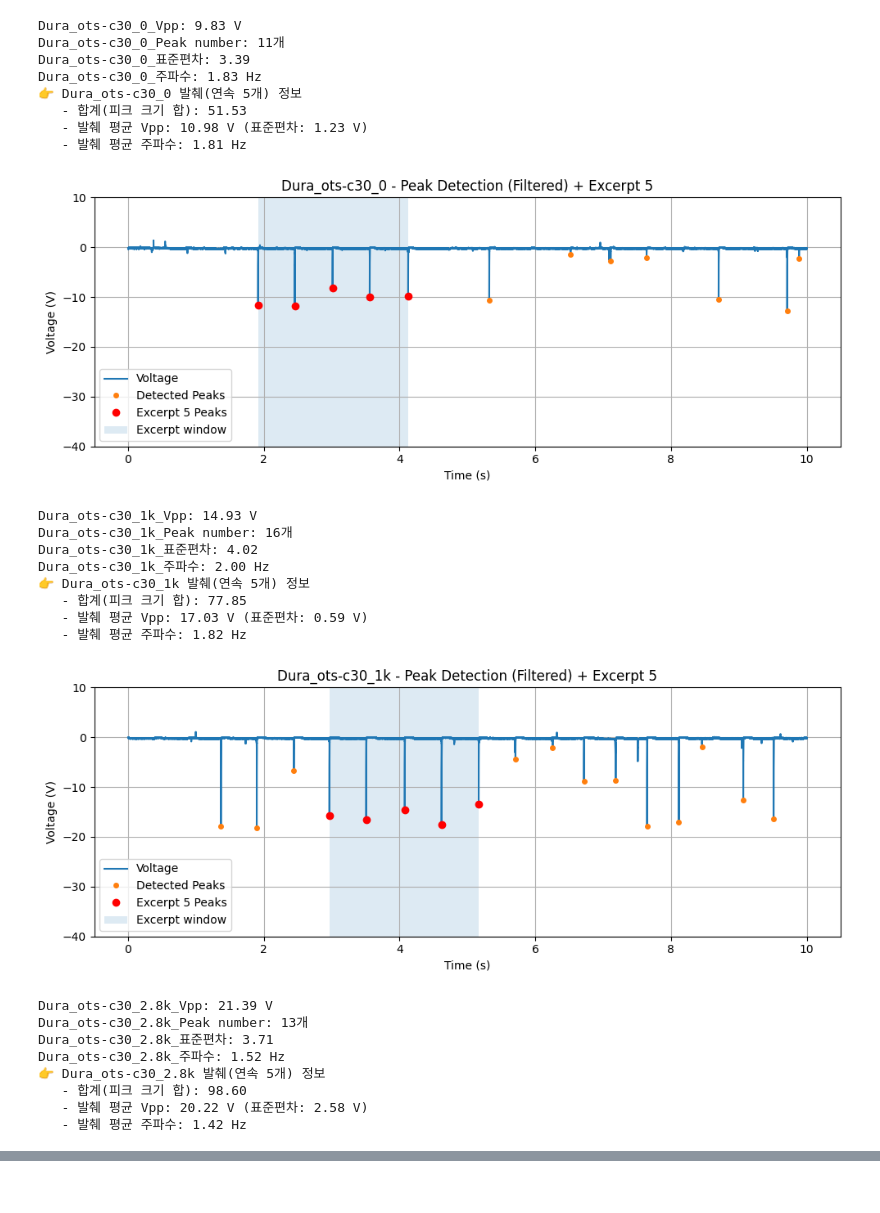
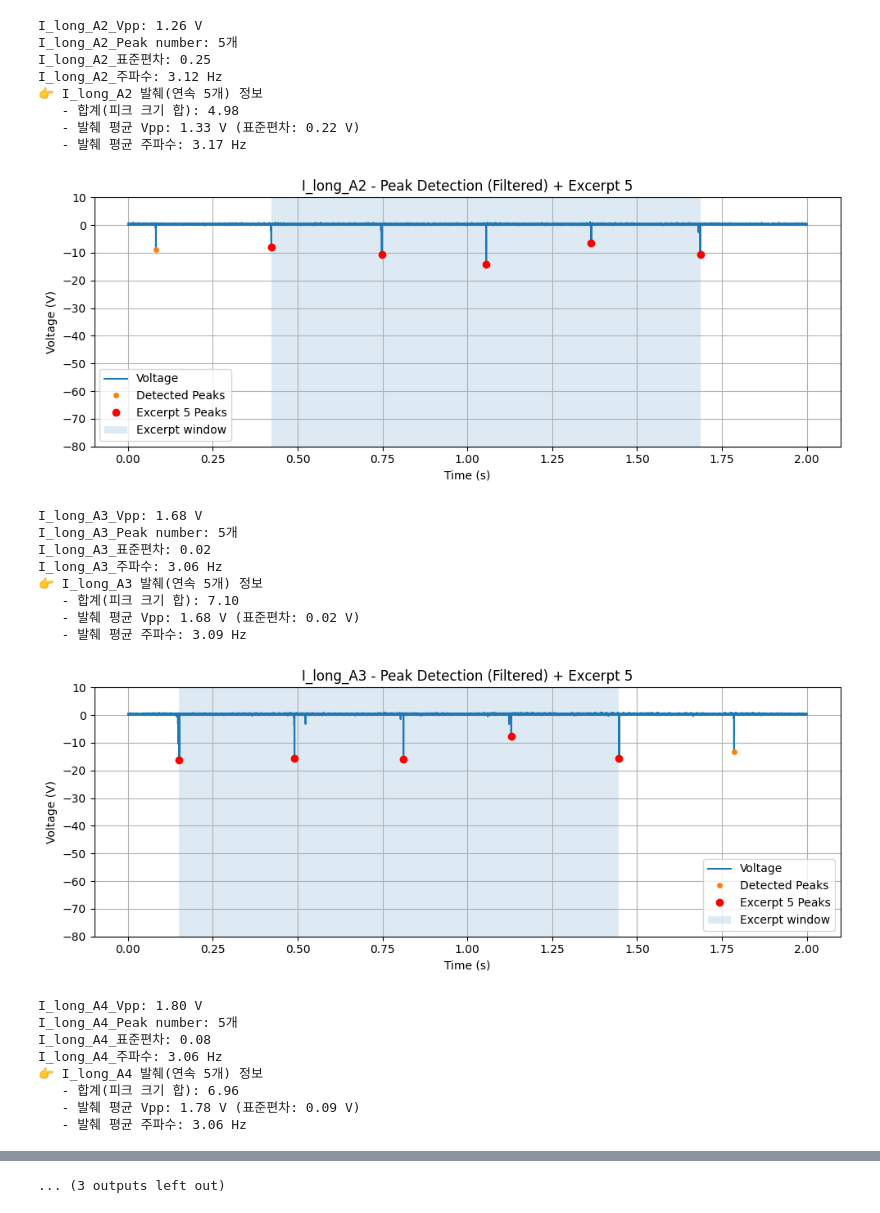
Before and after one commit to Gibeom-Lee/GB_practicing, a Jupyter notebook: data_processing/Vpp finder-partial.ipynb, the cells around one changed output, grey strips where cells are left out. Drawn from its saved outputs; the diff is of its cells as text; code cells hidden in the pictures.

```diff
--- a/data_processing/Vpp finder-partial.ipynb
+++ b/data_processing/Vpp finder-partial.ipynb
@@ -9,7 +9,7 @@ import matplotlib.pyplot as plt
 from scipy.signal import find_peaks
 # %%
 # 폴더 경로
-folder_path = r"C:\Users\user\Desktop\Drive파일\HI Lab\0. Projects\0. On going\2. Aloe inspired DEG\0. 실험자료\4. Data measurement\250904_다 찍기\csv파일\거리각도\Aloe_거리각도"
+folder_path = r"C:\Users\user\Desktop\Drive파일\HI Lab\0. Projects\0. On going\2. Aloe inspired DEG\0. 실험자료\4. Data measurement\250904_다 찍기\csv파일\전류\minimized_Aloe거리별"
 
 # 사용자 설정값
 prominence_ratio = 0.3   # 표준편차(std) * 비율로 prominence 기준 설정
@@ -20,7 +20,7 @@ min_relative_height = 0.1  # 전체 최대 진폭 대비 최소 비율
 window_peaks = 5         # <<<< 연속 피크 개수(요청: 5개) # 이 코드의 핵심이죠?
 
 # 그래프 Y축
-y_range = (-40, 10)
+y_range = (-80, 10)
 # %%
 csv_files = [f for f in os.listdir(folder_path) if f.endswith('.csv')]
 all_vpp_values = []
@@ -136,6 +136,8 @@ for file_name in csv_files:
             excerpt_mean_vpp_list.append(excerpt_mean_vpp)
             excerpt_std_vpp_list.append(excerpt_std_vpp)
             excerpt_mean_freq_list.append(excerpt_mean_freq)
+            #이기범이 싸지른 똥
+            voltage = 10*voltage
 
             # ====== 그래프: 전체 + 발췌구간 강조 ======
             plt.figure(figsize=(10, 4))
@@ -166,56 +168,56 @@ for file_name in csv_files:
             plt.title(f"{base_name} - Peak Detection (Filtered) (not enough peaks for excerpt)")
             plt.xlabel("Time (s)")
             plt.ylabel("Voltage (V)")
             plt.ylim(y_range)
             plt.grid(True)
             plt.legend()
             plt.tight_layout()
             plt.show()
 
     except Exception as e:
         print(f"{file_name} 처리 중 오류 발생: {e}")
 
 # -------------------------------
 # 전체 요약 출력
 print("\n==============================")
 print(f"🎯 모든 파일 발췌 결과 요약 (연속 {window_peaks}개 피크 기준)")
 for i in range(len(excerpt_mean_vpp_list)):
     print(f"{csv_files[i]} | Vpp: {excerpt_mean_vpp_list[i]:.2f} V | "
           f"표준편차: {excerpt_std_vpp_list[i]:.2f} V | "
           f"주파수: {excerpt_mean_freq_list[i]:.2f} Hz")
 
 # 전체 평균 요약
 if excerpt_mean_vpp_list:
     print("\n==============================")
     print(f"📊 발췌 구간 전체 평균 Vpp: {np.mean(excerpt_mean_vpp_list):.2f} V")
     print(f"📉 발췌 구간 표준편차(Vpp): {np.std(excerpt_mean_vpp_list, ddof=1) if len(excerpt_mean_vpp_list) > 1 else 0.0:.2f} V")
     print(f"🎵 발췌 구간 평균 주파수: {np.mean(excerpt_mean_freq_list):.2f} Hz")
 else:
     print("📭 Vpp 데이터를 계산할 수 없습니다.")
 # %% [output]
-Dura_ots-c30_0_Vpp: 9.83 V
-Dura_ots-c30_0_Peak number: 11개
-Dura_ots-c30_0_표준편차: 3.39
-Dura_ots-c30_0_주파수: 1.83 Hz
-👉 Dura_ots-c30_0 발췌(연속 5개) 정보
-   - 합계(피크 크기 합): 51.53
-   - 발췌 평균 Vpp: 10.98 V (표준편차: 1.23 V)
-   - 발췌 평균 주파수: 1.81 Hz
+I_long_A2_Vpp: 1.26 V
+I_long_A2_Peak number: 5개
+I_long_A2_표준편차: 0.25
+I_long_A2_주파수: 3.12 Hz
+👉 I_long_A2 발췌(연속 5개) 정보
+   - 합계(피크 크기 합): 4.98
+   - 발췌 평균 Vpp: 1.33 V (표준편차: 0.22 V)
+   - 발췌 평균 주파수: 3.17 Hz
-[figure, old version]
+[figure, new version]
-Dura_ots-c30_1k_Vpp: 14.93 V
-Dura_ots-c30_1k_Peak number: 16개
-Dura_ots-c30_1k_표준편차: 4.02
-Dura_ots-c30_1k_주파수: 2.00 Hz
-👉 Dura_ots-c30_1k 발췌(연속 5개) 정보
-   - 합계(피크 크기 합): 77.85
-   - 발췌 평균 Vpp: 17.03 V (표준편차: 0.59 V)
-   - 발췌 평균 주파수: 1.82 Hz
+I_long_A3_Vpp: 1.68 V
+I_long_A3_Peak number: 5개
+I_long_A3_표준편차: 0.02
+I_long_A3_주파수: 3.06 Hz
+👉 I_long_A3 발췌(연속 5개) 정보
+   - 합계(피크 크기 합): 7.10
+   - 발췌 평균 Vpp: 1.68 V (표준편차: 0.02 V)
+   - 발췌 평균 주파수: 3.09 Hz
-[figure, old version]
+[figure, new version]
-Dura_ots-c30_2.8k_Vpp: 21.39 V
-Dura_ots-c30_2.8k_Peak number: 13개
-Dura_ots-c30_2.8k_표준편차: 3.71
-Dura_ots-c30_2.8k_주파수: 1.52 Hz
-👉 Dura_ots-c30_2.8k 발췌(연속 5개) 정보
-   - 합계(피크 크기 합): 98.60
-   - 발췌 평균 Vpp: 20.22 V (표준편차: 2.58 V)
-   - 발췌 평균 주파수: 1.42 Hz
+I_long_A4_Vpp: 1.80 V
+I_long_A4_Peak number: 5개
+I_long_A4_표준편차: 0.08
+I_long_A4_주파수: 3.06 Hz
+👉 I_long_A4 발췌(연속 5개) 정보
+   - 합계(피크 크기 합): 6.96
+   - 발췌 평균 Vpp: 1.78 V (표준편차: 0.09 V)
+   - 발췌 평균 주파수: 3.06 Hz
@@ -252,0 +252 @@ Dura_ots-c30_3k.csv | Vpp: 23.92 V | 표준편차: 1.14 V | 주파수: 1.89 Hz
+... (3 outputs left out)
```
Also changed, not shown: parts of 1 cell of this notebook, 6 other files.
